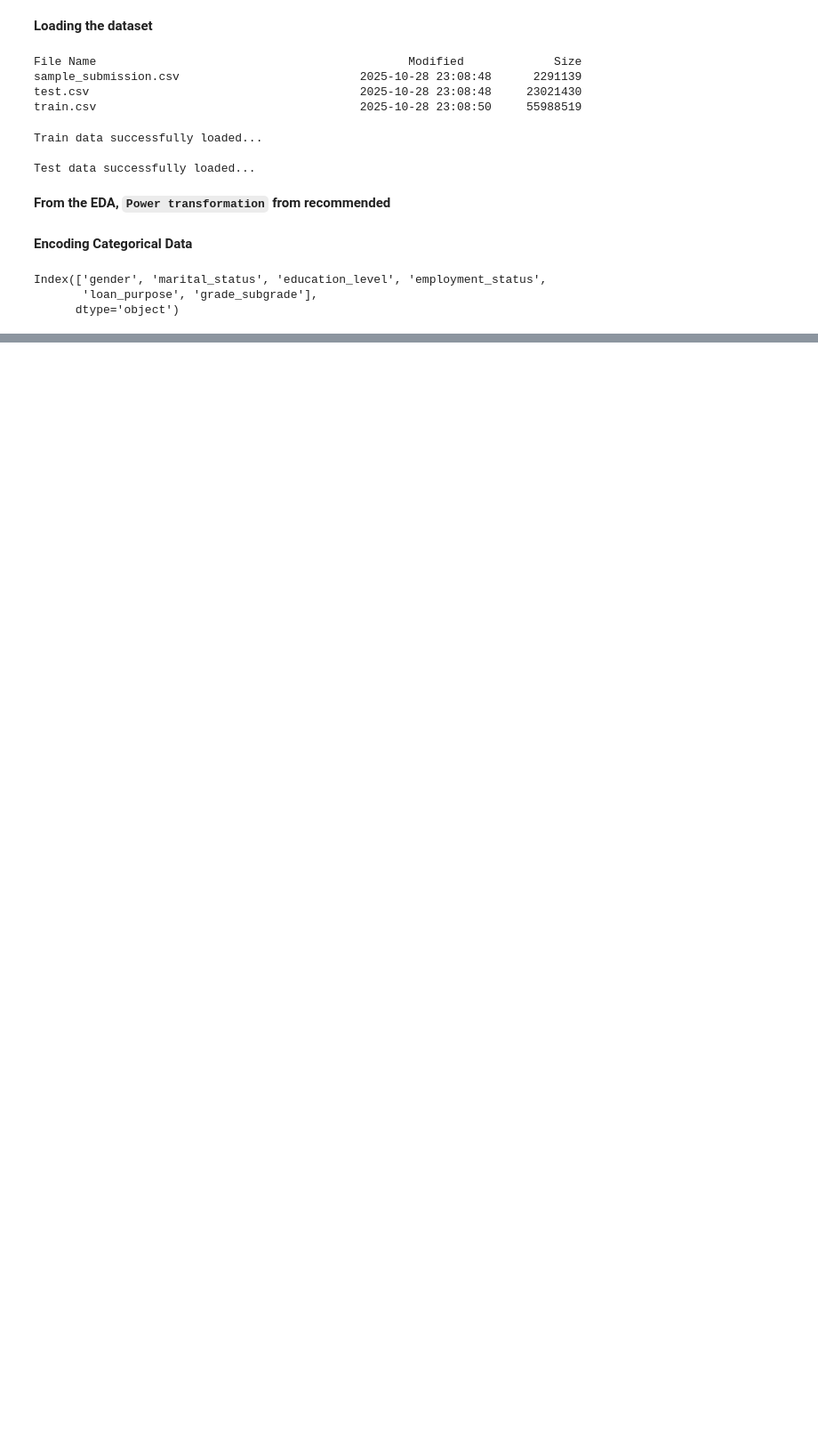
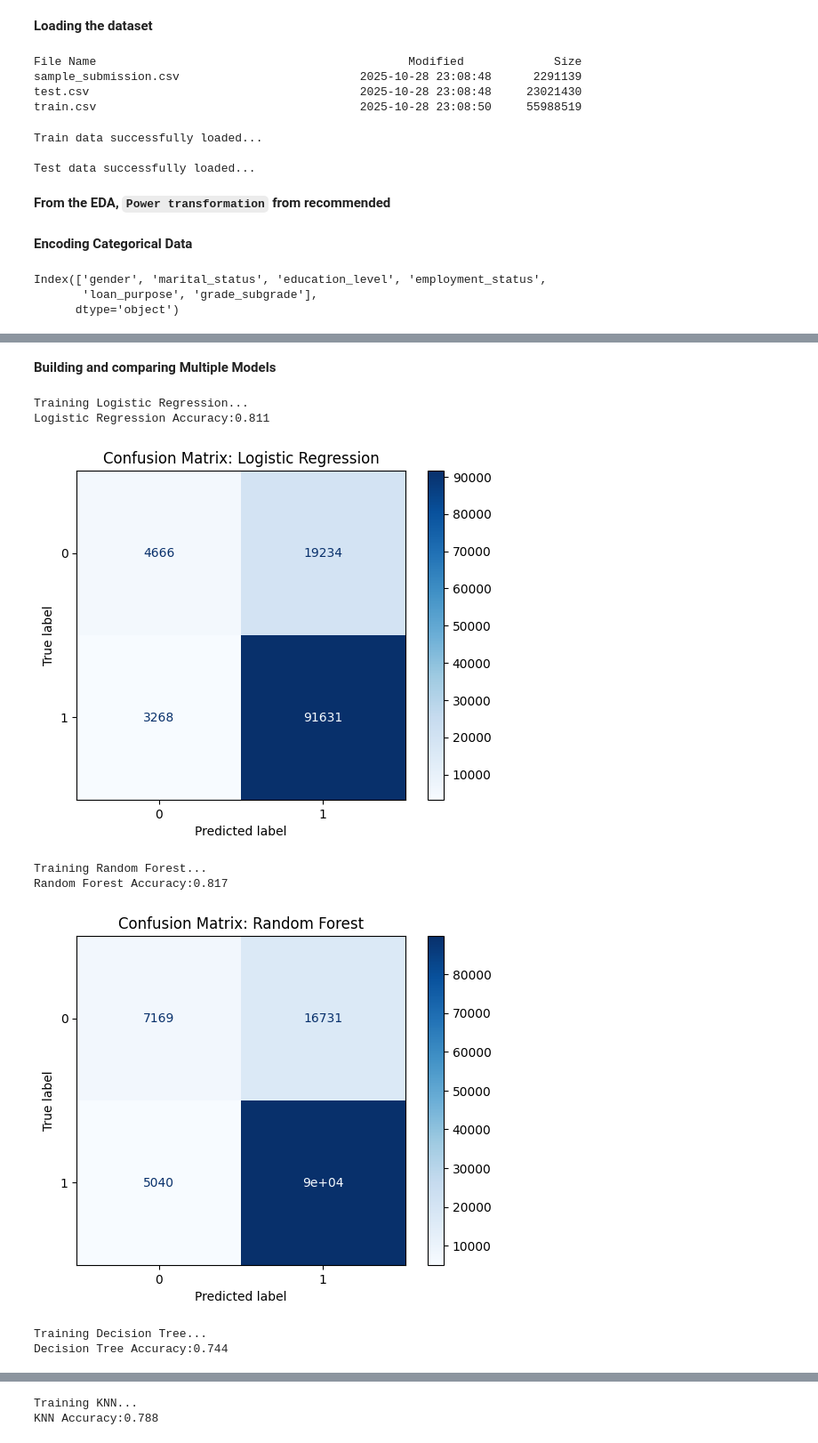
Before and after one commit to Olajcodes/Machine_Learning_Projects, a Jupyter notebook: predicting_loan_payback/preprocessing.ipynb, the cells around one changed output, grey strips where cells are left out. Shown at 89% size. Saved outputs shown, nothing was run; the diff lists cells and outputs as text; code cells hidden in the pictures; blank space fills up the shorter version.

```diff
--- a/predicting_loan_payback/preprocessing.ipynb
+++ b/predicting_loan_payback/preprocessing.ipynb
@@ -86,0 +103,6 @@ Index(['gender', 'marital_status', 'education_level', 'employment_status',
+# %%
+# manual encoding target column [education_level,grade_subgrade]
+def manual_encoder(df, column:str, mapping:dict):
+    df=df.copy()
+    df[column]= df[column].map(mapping)
+    return df
@@ -86,0 +139,8 @@ Index(['gender', 'marital_status', 'education_level', 'employment_status',
+# %%
+
+# let scale the numerical columns using minmax scaler
+scaler= MinMaxScaler()
+X[num_col]= scaler.fit_transform(X[num_col])
+
+# let scale the numerical columns in test data too
+test_data[num_col]= scaler.transform(test_data[num_col])
@@ -86,0 +149,48 @@ Index(['gender', 'marital_status', 'education_level', 'employment_status',
+# %%
+# Splitting the dataset into training and testing sets
+X_scaled= X[num_col]
+X_train, X_val, y_train, y_val= train_test_split(X_scaled, y, test_size=0.2, random_state=42, stratify=y)
+# %% [markdown]
+**Building and comparing Multiple Models**
+# %%
+models = {
+    "Logistic Regression": LogisticRegression(max_iter=1000, random_state=234),
+    "Random Forest": RandomForestClassifier(random_state=234),
+    "Decision Tree": DecisionTreeClassifier(random_state=234),
+    "KNN": KNeighborsClassifier()
+}
+
+# Initialize a dictionary to store the models
+results = {}
+
+for model_name, model in models.items():
+    print(f"Training {model_name}...")
+    model.fit(X_train, y_train)
+    y_pred = model.predict(X_val)
+    accuracy = accuracy_score(y_val, y_pred)
+    results[model_name] = accuracy
+    print(f"{model_name} Accuracy:{accuracy:.3f}")
+
+    # Let's include confusion matrix
+    cm = confusion_matrix(y_val, y_pred)
+    disp = ConfusionMatrixDisplay(confusion_matrix=cm)
+
+    # Plot with model name as title
+    disp.plot(cmap='Blues')
+    plt.title(f"Confusion Matrix: {model_name}")
+    plt.show()
+
+# Let print the results in a dataframe for better visualization
+results_df= pd.DataFrame(results.items(), columns=['Model', 'Accuracy'])
+results_df= results_df.sort_values(by='Accuracy', ascending=False)
+results_df.reset_index(drop=True, inplace=True)
+results_df
+# %% [output]
+Training Logistic Regression...
+Logistic Regression Accuracy:0.811
+[figure, added]
+Training Random Forest...
+Random Forest Accuracy:0.817
+[figure, added]
+Training Decision Tree...
+Decision Tree Accuracy:0.744
@@ -86,0 +198,2 @@ Index(['gender', 'marital_status', 'education_level', 'employment_status',
+Training KNN...
+KNN Accuracy:0.788
```
Also changed, not shown: parts of 11 cells of this notebook.
